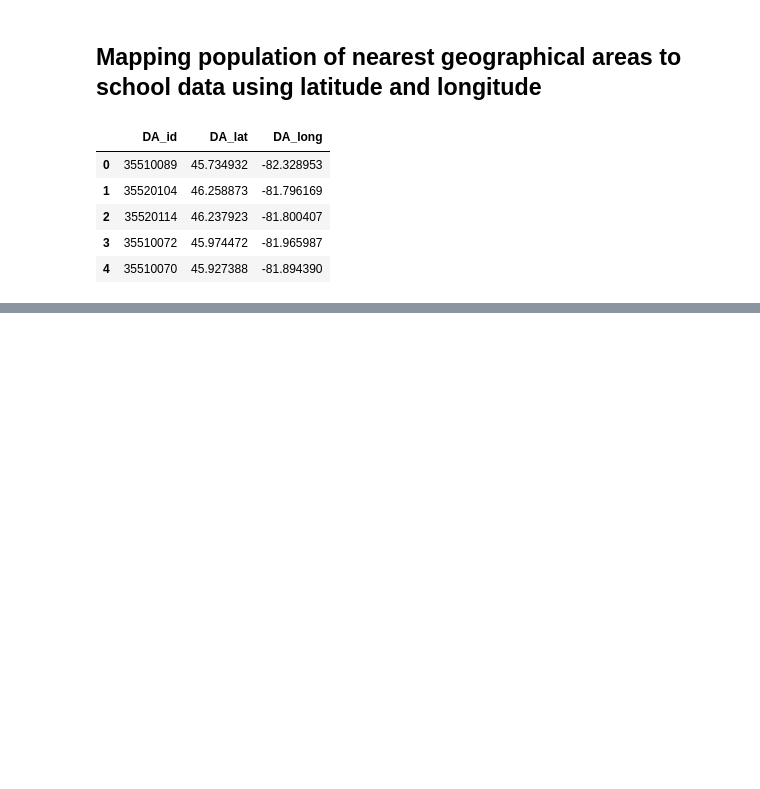
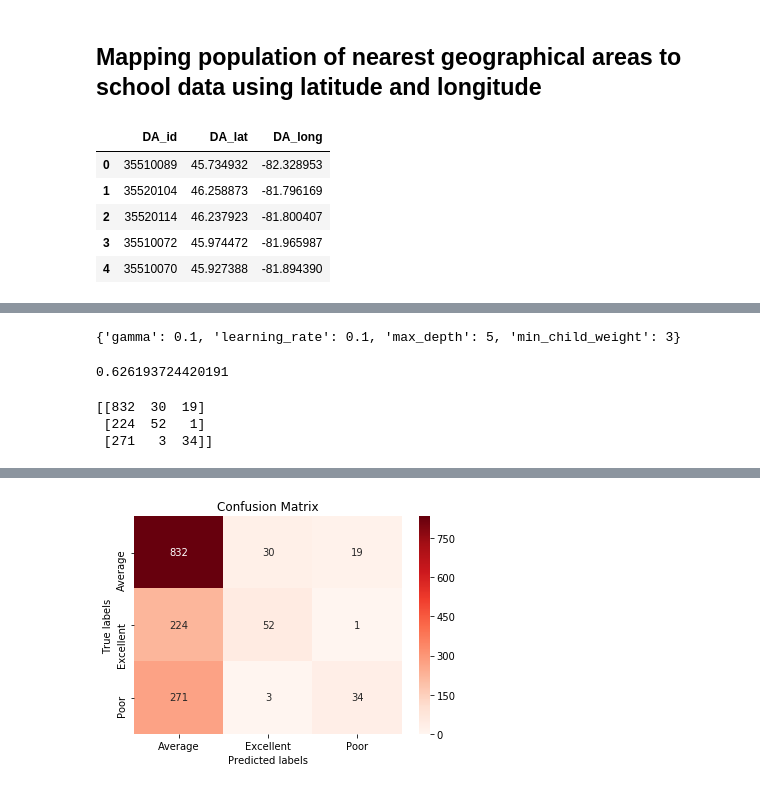
Before and after one commit to mukjs/public_schools_project, a Jupyter notebook: Code/Data_cleanup_analysis.ipynb, the cells around one changed output, grey strips where cells are left out. Saved outputs shown, nothing was run; the diff lists cells and outputs as text; code cells hidden in the pictures; blank space fills up the shorter version.

```diff
--- a/Code/Data_cleanup_analysis.ipynb
+++ b/Code/Data_cleanup_analysis.ipynb
@@ -444,0 +875,12 @@ census_df.head()
+# %%
+xgb_model = xgb.XGBClassifier()
+
+cv_params = {'max_depth': [3,5], 'min_child_weight': [1,3,5],'learning_rate': [0.1,0.3,0.5],'gamma': [0.1,0.3]}
+
+ind_params = {'n_estimators': 50, 'seed':0, 'subsample': 0.8, 'colsample_bytree': 0.8,
+             'objective': 'multi:softmax','num_class':3,'reg_lambda':0.1,'scale_pos_weight':1}
+
+optimized_GBM = GridSearchCV(xgb.XGBClassifier(**ind_params),
+                            cv_params, scoring = 'accuracy', cv = 5, n_jobs = -1)
+# %%
+optimized_GBM.fit(X_train, y_train.tolist())
@@ -444,0 +905,31 @@ census_df.head()
+# %%
+optimized_GBM.best_params_
+# %% [output]
+{'gamma': 0.1, 'learning_rate': 0.1, 'max_depth': 5, 'min_child_weight': 3}
+# %%
+y_pred_xgb = optimized_GBM.predict(X_test)
+# %%
+optimized_GBM.score(X_test, y_test)
+# %% [output]
+0.626193724420191
+# %%
+# Print a confusion matrix to check the output and model performance
+labels = labels
+cm = confusion_matrix(y_test, y_pred_xgb,labels)
+print(cm)
+fig = plt.figure()
+ax = fig.add_subplot(111)
+
+ax= plt.subplot()
+sns.heatmap(cm, annot=True, ax = ax,fmt='g',cmap='Reds'); #annot=True to annotate cells
+
+# labels, title and ticks
+ax.set_xlabel('Predicted labels');ax.set_ylabel('True labels');
+ax.set_title('Confusion Matrix');
+ax.xaxis.set_ticklabels(labels); ax.yaxis.set_ticklabels(labels);
+
+plt.show()
+# %% [output]
+[[832  30  19]
+ [224  52   1]
+ [271   3  34]]
@@ -444,0 +938 @@ census_df.head()
+[figure, added]
```
Also changed, not shown: parts of 40 cells of this notebook.
